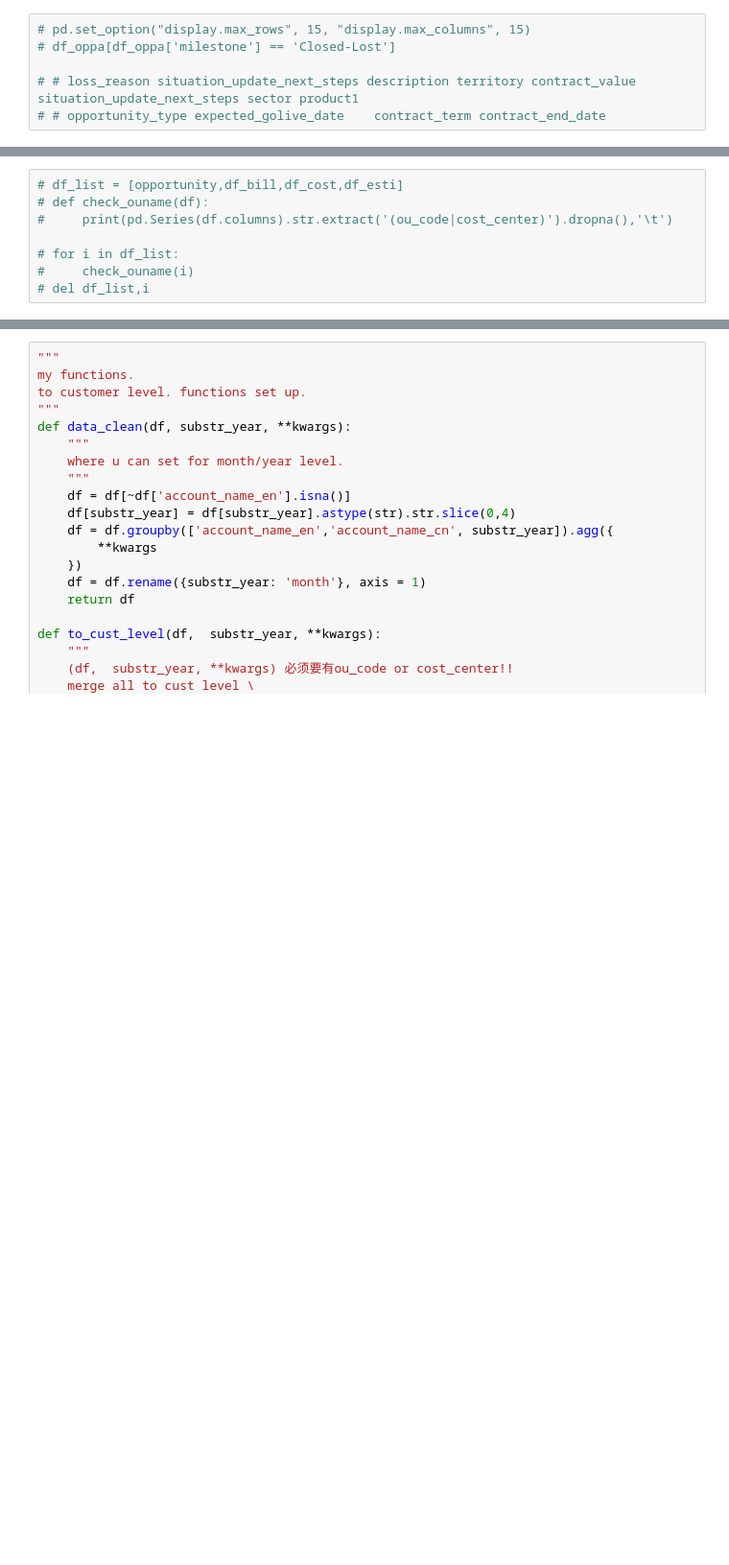
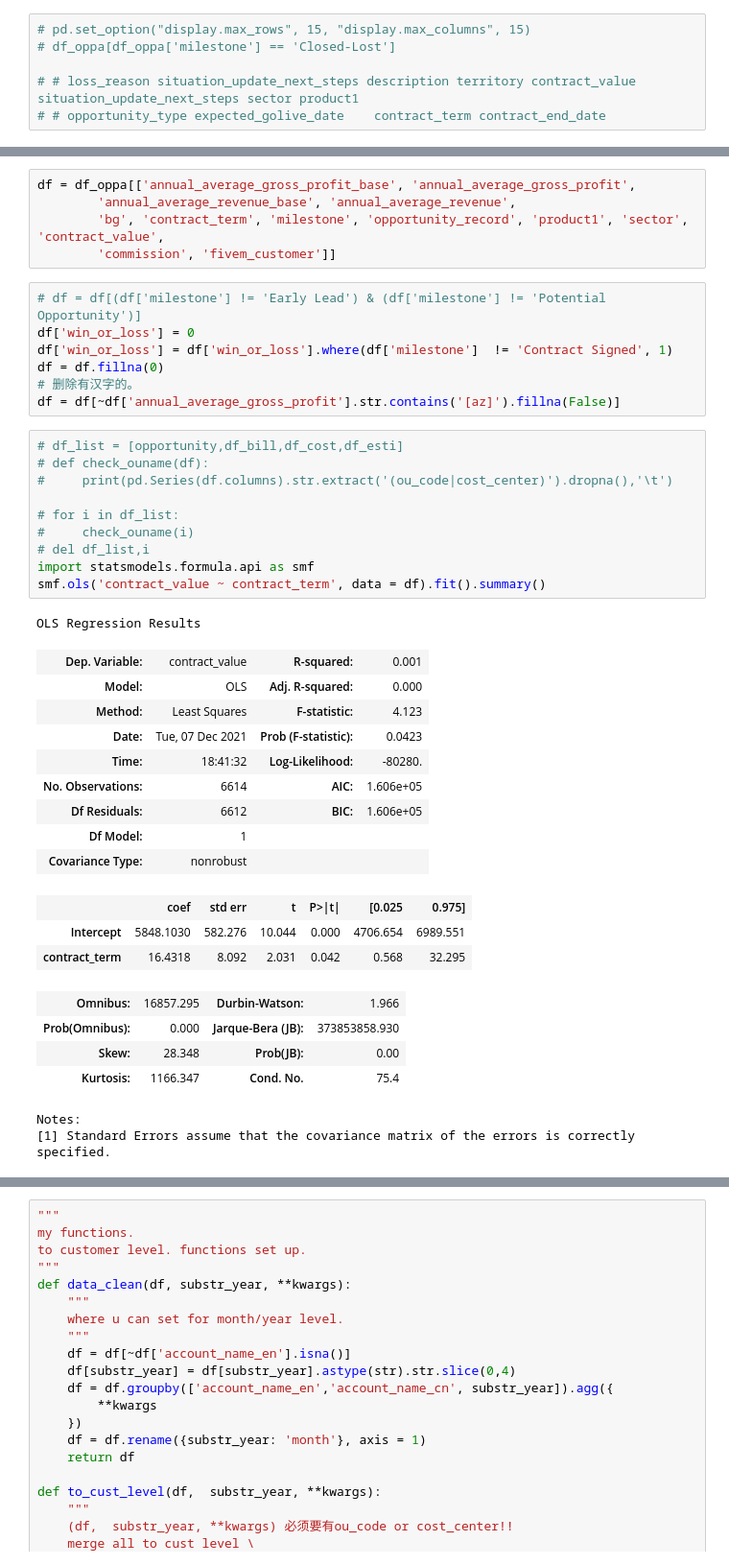
Before and after one commit to fyenne/play8_paint, a Jupyter notebook: profile.ipynb, the cells around one changed output, grey strips where cells are left out. Shown at 96% size. Saved outputs shown, nothing was run; the diff lists cells and outputs as text; blank space fills up the shorter version.

```diff
--- a/profile.ipynb
+++ b/profile.ipynb
@@ -110,11 +94,45 @@ opportunity = data_prepare();opportunity.head(3)
 | 0 | ABC | 2021-06-28 | e0209d33-e3aa-ea11-a812-000d3a851174 | TSC | 12.0 | Closed-Canceled | New Business | ... |
 | 1 | ADIDAS | 2018-09-29 | f64a8fa5-a304-4c85-9641-7205e77e70d8 | HK | 36.0 | Contract Signed | New Business | ... |
 | 2 | ADIDAS | 2019-10-30 | f64a8fa5-a304-4c85-9641-7205e77e70d8 | HK | 12.0 | Contract Signed | Straightforward Renewals | ... |
+# %%
+df = df_oppa[['annual_average_gross_profit_base', 'annual_average_gross_profit',
+        'annual_average_revenue_base', 'annual_average_revenue',
+        'bg', 'contract_term', 'milestone', 'opportunity_record', 'product1', 'sector', 'contract_value',
+        'commission', 'fivem_customer']]
+# %%
+# df = df[(df['milestone'] != 'Early Lead') & (df['milestone'] != 'Potential Opportunity')]
+df['win_or_loss'] = 0
+df['win_or_loss'] = df['win_or_loss'].where(df['milestone']  != 'Contract Signed', 1)
+df = df.fillna(0)
+# 删除有汉字的。
+df = df[~df['annual_average_gross_profit'].str.contains('[az]').fillna(False)]
 # %%
 # df_list = [opportunity,df_bill,df_cost,df_esti]
 # def check_ouname(df):
 #     print(pd.Series(df.columns).str.extract('(ou_code|cost_center)').dropna(),'\t')
 
 # for i in df_list:
 #     check_ouname(i)
 # del df_list,i
+import statsmodels.formula.api as smf
+smf.ols('contract_value ~ contract_term', data = df).fit().summary()
+# %% [output]
+OLS Regression Results
+| Dep. Variable: | contract_value | R-squared: | 0.001 |
+| Model: | OLS | Adj. R-squared: | 0.000 |
+| Method: | Least Squares | F-statistic: | 4.123 |
+| Date: | Tue, 07 Dec 2021 | Prob (F-statistic): | 0.0423 |
+| Time: | 18:41:32 | Log-Likelihood: | -80280. |
+| No. Observations: | 6614 | AIC: | 1.606e+05 |
+| Df Residuals: | 6612 | BIC: | 1.606e+05 |
+| Df Model: | 1 |  |  |
+| Covariance Type: | nonrobust |  |  |
+|  | coef | std err | t | P>|t| | [0.025 | 0.975] |
+| Intercept | 5848.1030 | 582.276 | 10.044 | 0.000 | 4706.654 | 6989.551 |
+| contract_term | 16.4318 | 8.092 | 2.031 | 0.042 | 0.568 | 32.295 |
+| Omnibus: | 16857.295 | Durbin-Watson: | 1.966 |
+| Prob(Omnibus): | 0.000 | Jarque-Bera (JB): | 373853858.930 |
+| Skew: | 28.348 | Prob(JB): | 0.00 |
+| Kurtosis: | 1166.347 | Cond. No. | 75.4 |
+Notes:
+[1] Standard Errors assume that the covariance matrix of the errors is correctly specified.
```
Also changed, not shown: parts of 7 cells of this notebook, 4 other files.
